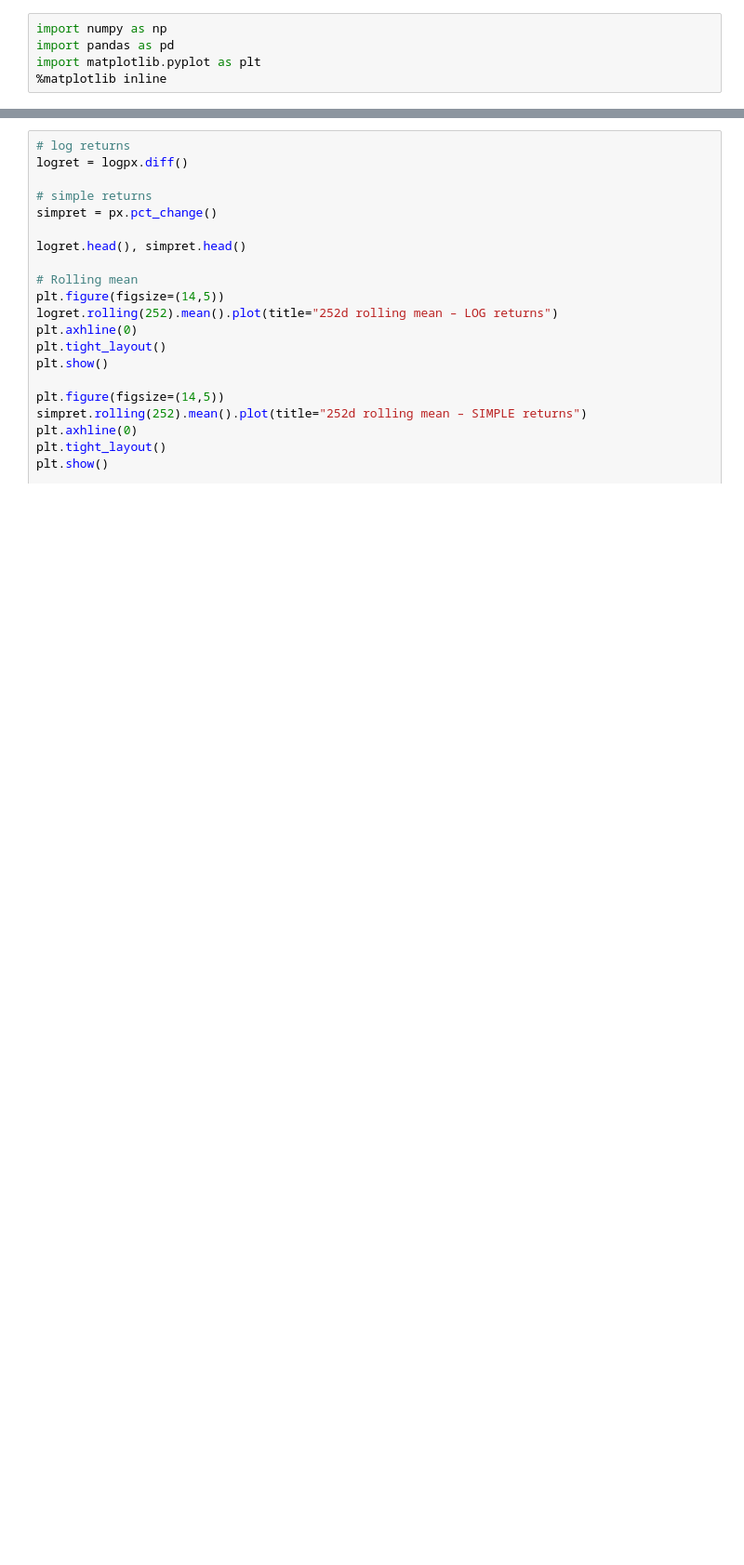
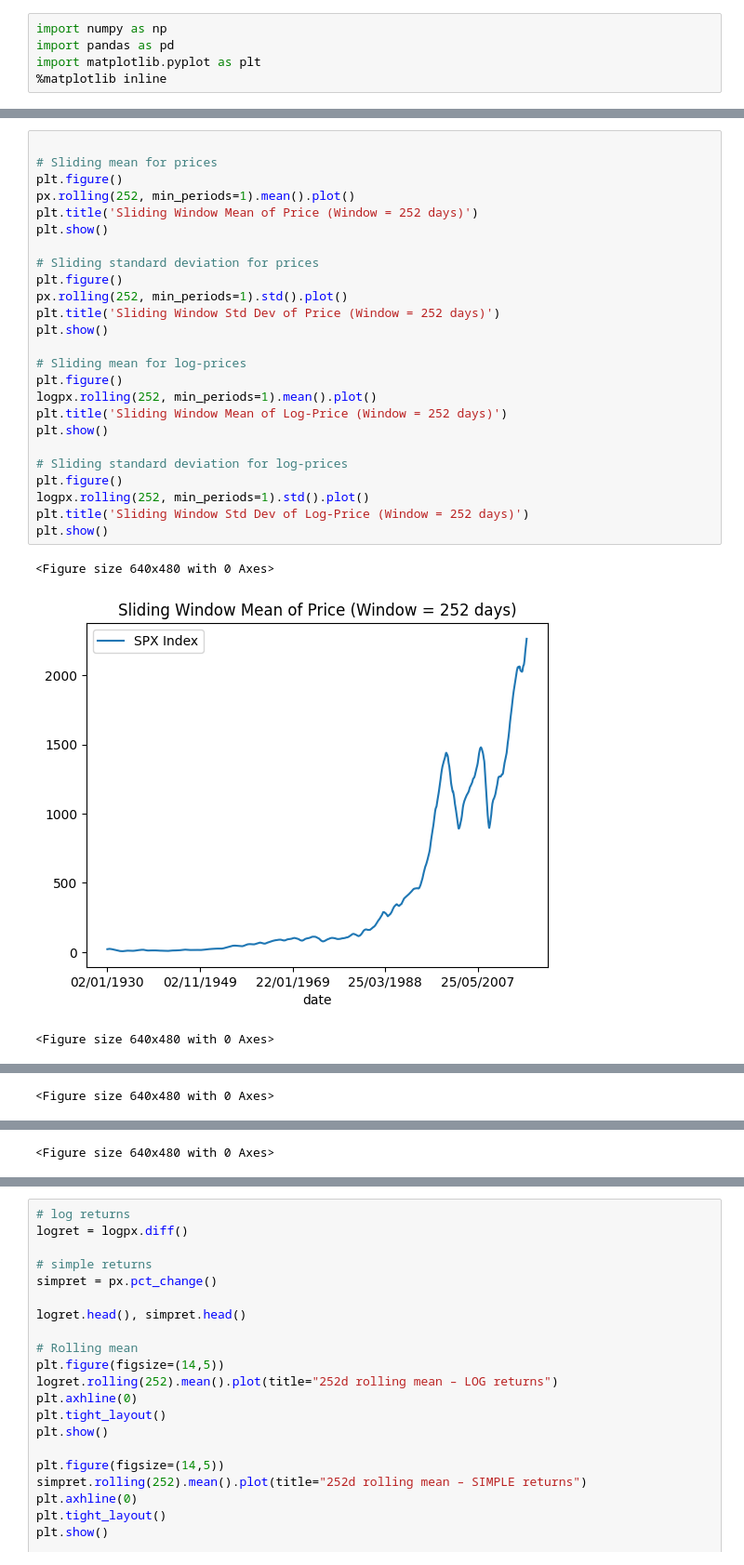
Before and after one commit to SamuelKhoo2003/Machine-Intelligence-For-Finance, a Jupyter notebook: mif_cw.ipynb, the cells around one changed output, grey strips where cells are left out. Shown at 93% size. Saved outputs shown, nothing was run; the diff lists cells and outputs as text; blank space fills up the shorter version.

```diff
--- a/mif_cw.ipynb
+++ b/mif_cw.ipynb
@@ -51,0 +54,29 @@ plt.show()
+# %%
+
+# Sliding mean for prices
+plt.figure()
+px.rolling(252, min_periods=1).mean().plot()
+plt.title('Sliding Window Mean of Price (Window = 252 days)')
+plt.show()
+
+# Sliding standard deviation for prices
+plt.figure()
+px.rolling(252, min_periods=1).std().plot()
+plt.title('Sliding Window Std Dev of Price (Window = 252 days)')
+plt.show()
+
+# Sliding mean for log-prices
+plt.figure()
+logpx.rolling(252, min_periods=1).mean().plot()
+plt.title('Sliding Window Mean of Log-Price (Window = 252 days)')
+plt.show()
+
+# Sliding standard deviation for log-prices
+plt.figure()
+logpx.rolling(252, min_periods=1).std().plot()
+plt.title('Sliding Window Std Dev of Log-Price (Window = 252 days)')
+plt.show()
+# %% [output]
+<Figure size 640x480 with 0 Axes>
+[figure, added]
+<Figure size 640x480 with 0 Axes>
@@ -51,0 +84 @@ plt.show()
+<Figure size 640x480 with 0 Axes>
@@ -51,0 +86 @@ plt.show()
+<Figure size 640x480 with 0 Axes>
```
Also changed, not shown: parts of 13 cells of this notebook, 3 other files.
